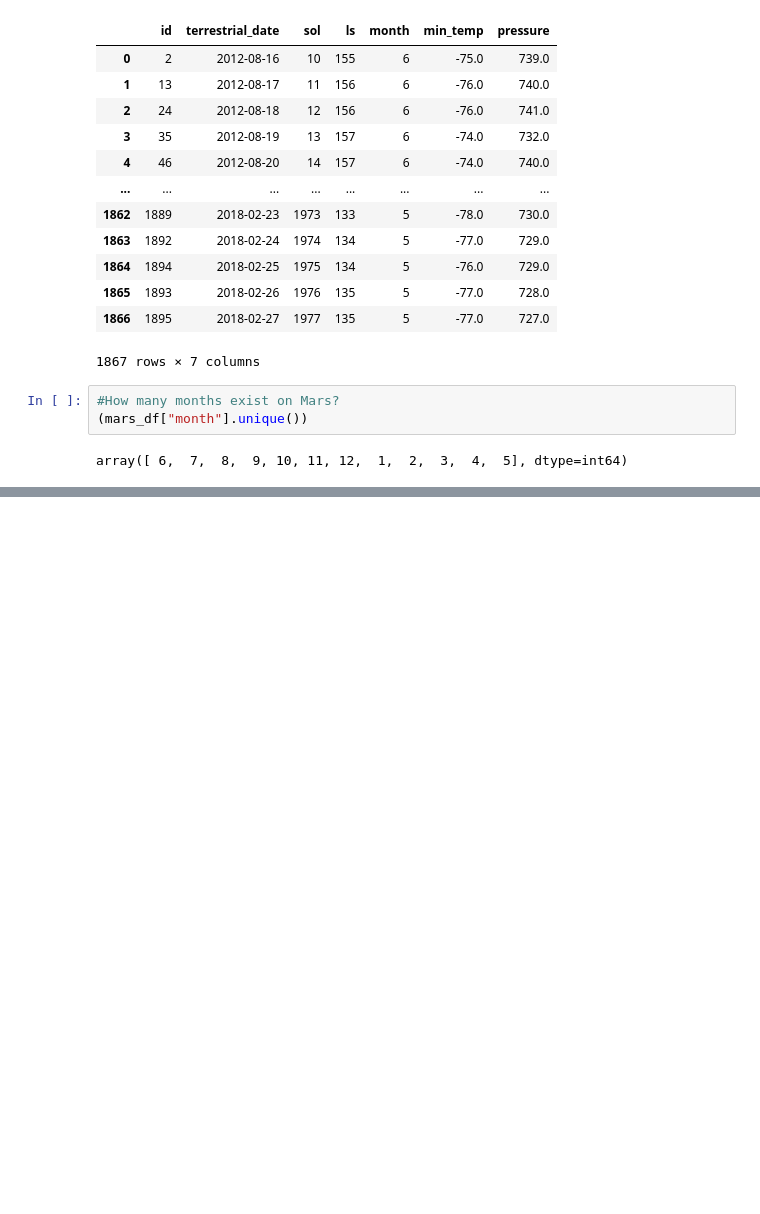
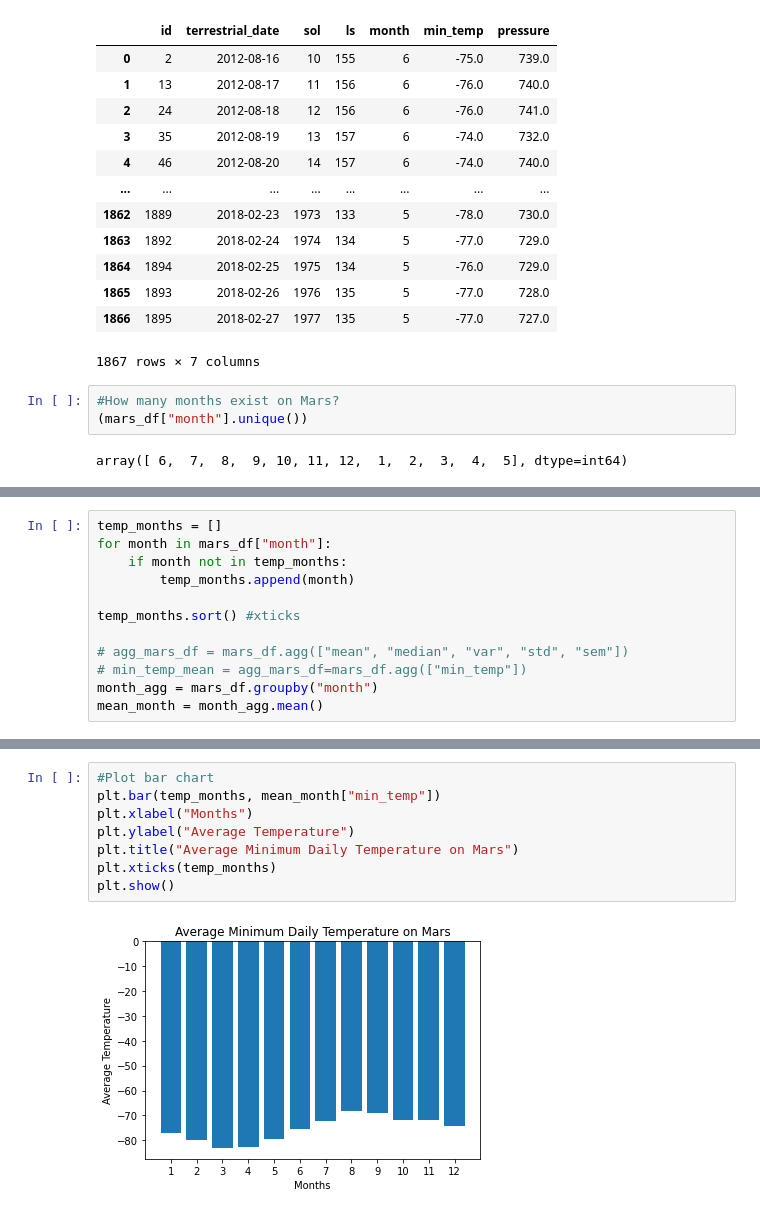
Before and after one commit to amudd10/Web-Scraping-Challenge, a Jupyter notebook: mars_data_challenge_part_2.ipynb, the cells around one changed output, grey strips where cells are left out. Saved outputs shown, nothing was run; the diff lists cells and outputs as text; blank space fills up the shorter version.

```diff
--- a/mars_data_challenge_part_2.ipynb
+++ b/mars_data_challenge_part_2.ipynb
@@ -110,0 +121,12 @@ array([ 6,  7,  8,  9, 10, 11, 12,  1,  2,  3,  4,  5], dtype=int64)
+# %%
+temp_months = []
+for month in mars_df["month"]:
+    if month not in temp_months:
+        temp_months.append(month)
+
+temp_months.sort() #xticks
+
+# agg_mars_df = mars_df.agg(["mean", "median", "var", "std", "sem"])
+# min_temp_mean = agg_mars_df=mars_df.agg(["min_temp"])
+month_agg = mars_df.groupby("month")
+mean_month = month_agg.mean()
@@ -110,0 +145,10 @@ array([ 6,  7,  8,  9, 10, 11, 12,  1,  2,  3,  4,  5], dtype=int64)
+# %%
+#Plot bar chart
+plt.bar(temp_months, mean_month["min_temp"])
+plt.xlabel("Months")
+plt.ylabel("Average Temperature")
+plt.title("Average Minimum Daily Temperature on Mars")
+plt.xticks(temp_months)
+plt.show()
+# %% [output]
+[figure, added]
```
Also changed, not shown: parts of 10 cells of this notebook, 1 other file.
